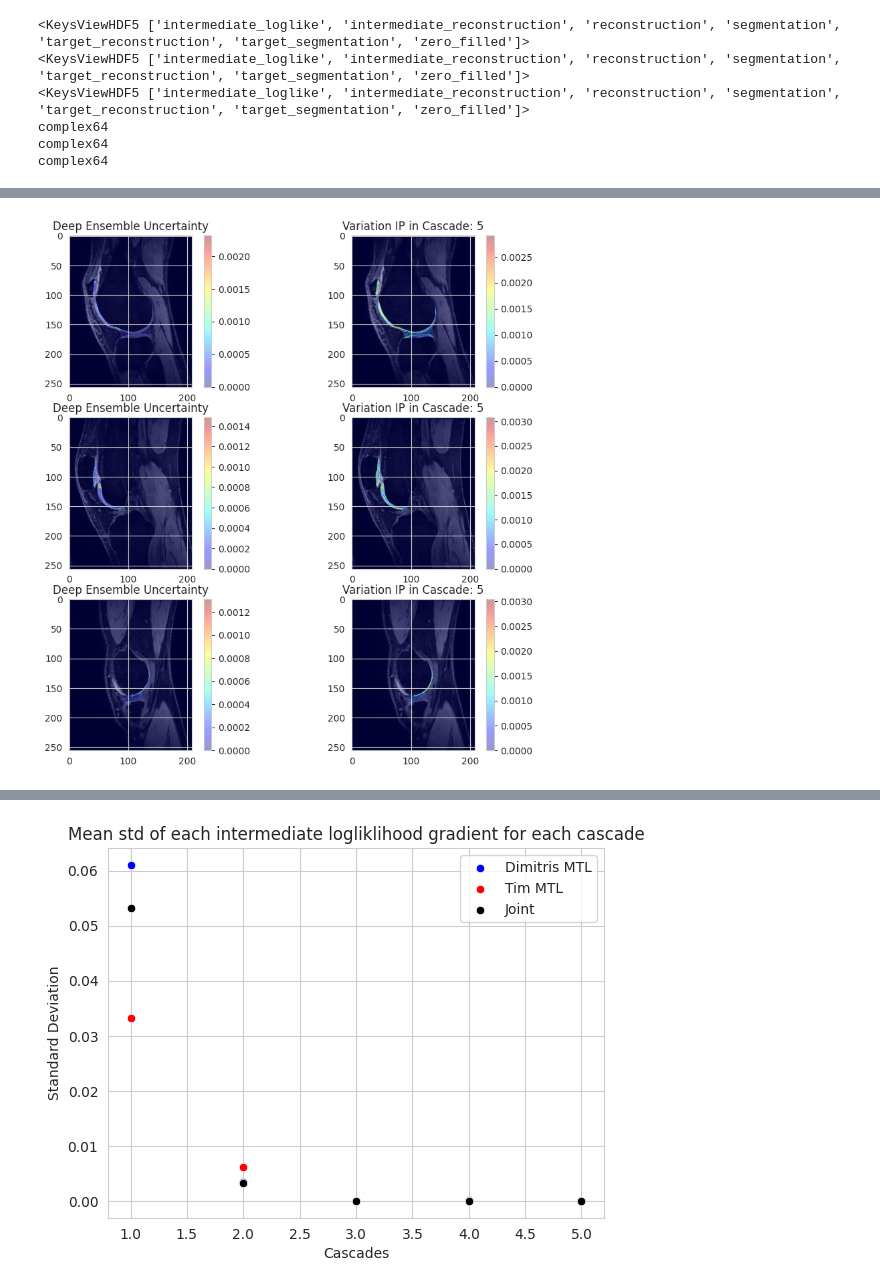
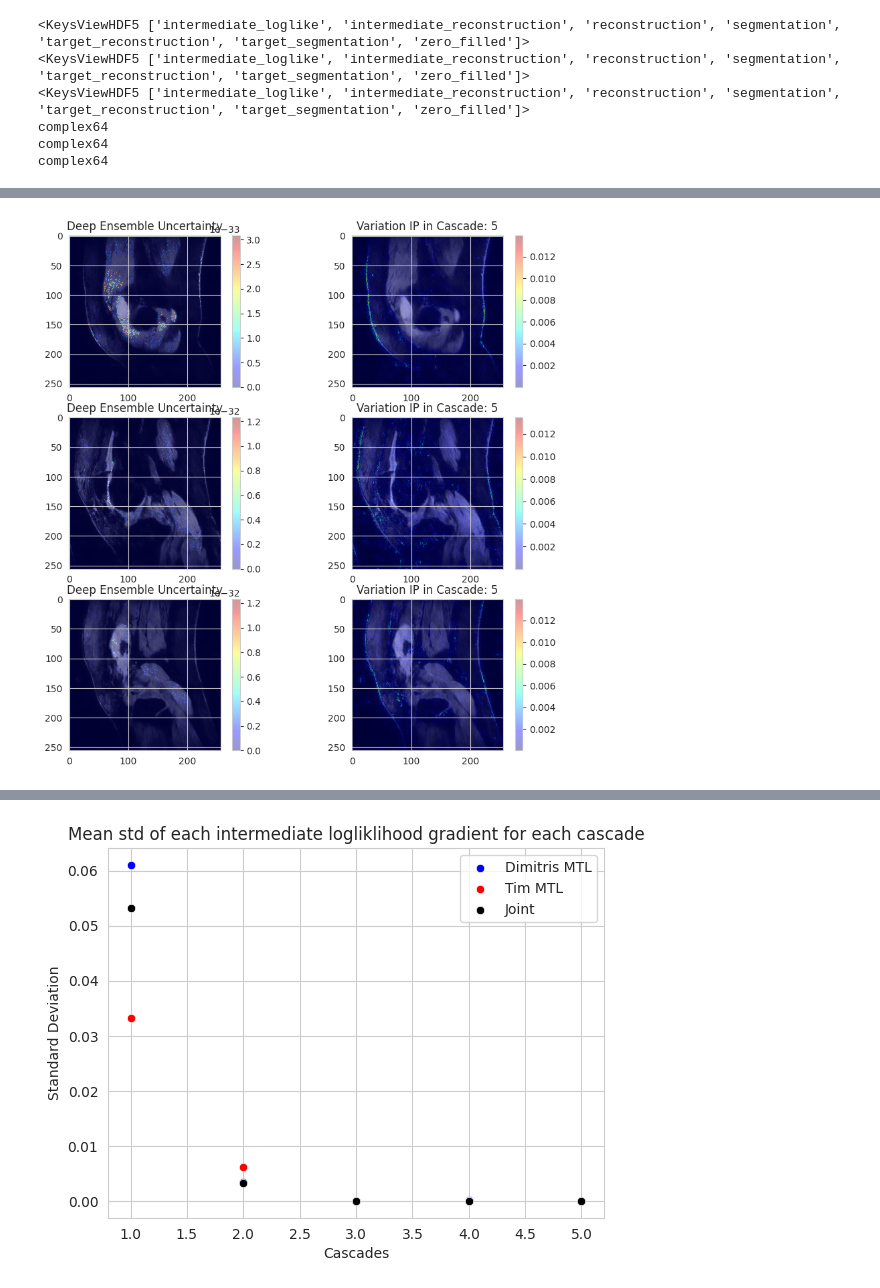
Before and after one commit to TimPaquaij/atommic, a Jupyter notebook: projects/MTL/rs/SKMTEA/Visualize_SD_IP.ipynb, the cells around one changed output, grey strips where cells are left out. Drawn from its saved outputs; the diff is of its cells as text; code cells hidden in the pictures.

```diff
--- a/projects/MTL/rs/SKMTEA/Visualize_SD_IP.ipynb
+++ b/projects/MTL/rs/SKMTEA/Visualize_SD_IP.ipynb
@@ -448,7 +449,7 @@ def check_stacked_complex(x: torch.Tensor) -> torch.Tensor:
     """
     return torch.view_as_complex(x) if x.shape[-1] == 2 else x
 # %%
-fname = '/data/projects/utwente/recon/SKM-TEA_small/v1-release/predictions/MTLRS_SENSE/predictions_4x/Ensemble/2024-04-29_11-02-03/predictions/MTR_005.h5'
+fname = '/data/projects/utwente/recon/SKM-TEA/v1-release/predictions/MTLRS_SENSE/predictions_8x/MTLRS_SENSE_NO_MTL_def/2024-05-23_12-22-34/predictions/MTR_052.h5'
 with h5py.File(fname, "r") as f:
     print(f.keys())
     scan_mtlrs_1 = f['reconstruction'][()].squeeze()
@@ -460,7 +461,7 @@ with h5py.File(fname, "r") as f:
     inter_rec_mtlrs_1  = f['intermediate_reconstruction'][()].squeeze()
 #scan_mtlrs = inter_rec[:,0,...]
 # print(scan_mtlrs_1 .shape,predictions_1 .shape,segmentation_labels_org_1 .shape,target_mtlrs_1 .shape, loglike_mtlrs_1 .shape,inter_rec_1 .shape)
-fname = '/data/projects/utwente/recon/SKM-TEA_small/v1-release/predictions/MTLRS_SENSE/predictions_4x/Ensemble/2024-04-29_11-02-21/predictions/MTR_005.h5'
+fname = '/data/projects/utwente/recon/SKM-TEA/v1-release/predictions/MTLRS_SENSE/predictions_8x/MTLRS_SENSE_NO_MTL_def/2024-05-23_12-22-37/predictions/MTR_052.h5'
 with h5py.File(fname, "r") as f:
     print(f.keys())
     scan_mtlrs_2 = f['reconstruction'][()].squeeze()
@@ -472,7 +473,7 @@ with h5py.File(fname, "r") as f:
     inter_rec_mtlrs_2  = f['intermediate_reconstruction'][()].squeeze()
 #scan_mtlrs = inter_rec[:,0,...]
 # print(scan_mtlrs_2 .shape,predictions_2 .shape,segmentation_labels_org_2 .shape,target_mtlrs_2 .shape, loglike_mtlrs_2 .shape,inter_rec_2 .shape)
-fname = '/data/projects/utwente/recon/SKM-TEA_small/v1-release/predictions/MTLRS_SENSE/predictions_4x/Ensemble/2024-04-29_11-02-29/predictions/MTR_005.h5'
+fname = '/data/projects/utwente/recon/SKM-TEA/v1-release/predictions/MTLRS_SENSE/predictions_8x/MTLRS_SENSE_NO_MTL_def/2024-05-23_12-22-40/predictions/MTR_052.h5'
 with h5py.File(fname, "r") as f:
     print(f.keys())
     # print(f.keys())
@@ -484,6 +485,19 @@ with h5py.File(fname, "r") as f:
     # zero_filled_3  = f['zero_filled'][()].squeeze()
     inter_rec_mtlrs_3  = f['intermediate_reconstruction'][()].squeeze()
 #scan_mtlrs = inter_rec[:,0,...]
+# fname = '/data/projects/utwente/recon/SKM-TEA/v1-release/predictions/MTLRS_SENSE/predictions_8x/MTLRS_SENSE_NO_MTL_def/2024-05-23_12-22-40/predictions/MTR_052.h5'
+# with h5py.File(fname, "r") as f:
+#     print(f.keys())
+#     # print(f.keys())
+#     scan_mtlrs_4 = f['reconstruction'][()].squeeze()
+#     segmentations_mtlrs_4  = f['segmentation'][()].squeeze()
+#     #target_mtlrs_4  = f['target_reconstruction'][()].squeeze()
+#     # segmentation_labels_org_4  = f['target_segmentation'][()].squeeze()
+#     loglike_mtlrs_4  = f['intermediate_loglike'][()].squeeze()
+#     # zero_filled_3  = f['zero_filled'][()].squeeze()
+#     inter_rec_mtlrs_4  = f['intermediate_reconstruction'][()].squeeze()
+# #scan_mtlrs = inter_rec[:,0,...]
+
 print(scan_mtlrs_3.dtype)
 print(scan_mtlrs_1.dtype)
 print(scan_mtlrs_2.dtype)
@@ -521,49 +732,51 @@ scan_mtlrs_norm_mean = np.mean(np.array([scan_mtlrs_1_norm,scan_mtlrs_2_norm,sca
 # %%
-only_soft_tissue = True
+only_soft_tissue = False
 print(scan_mtlrs_1_norm.shape)
-echo=0
-c=4
+echo = 0
+c = 4
 alpha = 0
-std_MTLRS = np.var(np.array([inter_rec_mtlrs_1[:,0,c,echo,...],inter_rec_mtlrs_2[:,0,c,echo,...],inter_rec_mtlrs_3[:,0,c,echo,...]]),axis=0)
-mean_int_MTLRS = np.mean(np.array([inter_rec_mtlrs_1,inter_rec_mtlrs_2,inter_rec_mtlrs_3]),axis=0)
-mean_int_MTLRS = np.abs(mean_int_MTLRS[:,1,c,echo,...])
+#std_MTLRS = np.var(np.array([inter_rec_mtlrs_1[:, 0, c, echo, ...], inter_rec_mtlrs_2[:, 0, c, echo, ...],
+#                             inter_rec_mtlrs_3[:, 0, c, echo, ...]]), axis=0)
+std_MTLRS = np.var(np.array([scan_mtlrs_3_norm[:, echo, ...], scan_mtlrs_3_norm[:, echo, ...],
+                            scan_mtlrs_3_norm[:, echo, ...]]), axis=0)
+mean_int_MTLRS = np.mean(np.array([inter_rec_mtlrs_1, inter_rec_mtlrs_2, inter_rec_mtlrs_3]), axis=0)
+mean_int_MTLRS = np.abs(mean_int_MTLRS[:, 1, c, echo, ...])
 if only_soft_tissue:
-    std_MTLRS=std_MTLRS*np.sum(segmentation_labels_org_1[:,1:],axis=1)
-    mean_int_MTLRS = mean_int_MTLRS*np.sum(segmentation_labels_org_1[:,1:],axis=1)
-
+    std_MTLRS = std_MTLRS * np.sum(segmentation_labels_org_1[:, 1:], axis=1)
+    mean_int_MTLRS = mean_int_MTLRS * np.sum(segmentation_labels_org_1[:, 1:], axis=1)
 
 #blur_inter_rec_mtlrs_3[blur_inter_rec_mtlrs_3<0.000003] = 0
-plt.figure(figsize=(10,10))
-plt.subplot(3,2,1)
+plt.figure(figsize=(10, 10))
+plt.subplot(3, 2, 1)
 
-plt.imshow(scan_mtlrs_norm_mean[20,echo,:,:].real,cmap='gray')
-plt.imshow(std_MTLRS[20,:,:].real,alpha=0.4,cmap='jet')
+plt.imshow(scan_mtlrs_norm_mean[20, echo, :, :].real, cmap='gray')
+plt.imshow(std_MTLRS[20, :, :].real, alpha=0.4, cmap='jet')
 plt.title("Deep Ensemble Uncertainty")
 plt.colorbar()
-plt.subplot(3,2,2)
-plt.imshow(scan_mtlrs_norm_mean[20,echo,:,:],cmap='gray')
-plt.imshow(mean_int_MTLRS[20],alpha=0.4,cmap='jet')
-plt.title(f"Variation IP in Cascade: {c+1}")
+plt.subplot(3, 2, 2)
+plt.imshow(scan_mtlrs_norm_mean[20, echo, :, :], cmap='gray')
+plt.imshow(mean_int_MTLRS[20], alpha=0.4, cmap='jet')
+plt.title(f"Variation IP in Cascade: {c + 1}")
 plt.colorbar()
-plt.subplot(3,2,3)
-plt.imshow(scan_mtlrs_norm_mean[40,echo,:,:],cmap='gray')
-plt.imshow(std_MTLRS[40,:,:],alpha=0.4,cmap='jet')
+plt.subplot(3, 2, 3)
+plt.imshow(scan_mtlrs_norm_mean[40, echo, :, :], cmap='gray')
+plt.imshow(std_MTLRS[40, :, :], alpha=0.4, cmap='jet')
 plt.title("Deep Ensemble Uncertainty")
 plt.colorbar()
-plt.subplot(3,2,4)
-plt.imshow(scan_mtlrs_norm_mean[40,echo,:,:],cmap='gray')
-plt.imshow(mean_int_MTLRS[40].real,alpha=0.4,cmap='jet')
-plt.title(f"Variation IP in Cascade: {c+1}")
+plt.subplot(3, 2, 4)
+plt.imshow(scan_mtlrs_norm_mean[40, echo, :, :], cmap='gray')
+plt.imshow(mean_int_MTLRS[40].real, alpha=0.4, cmap='jet')
+plt.title(f"Variation IP in Cascade: {c + 1}")
 plt.colorbar()
-plt.subplot(3,2,5)
-plt.imshow(scan_mtlrs_norm_mean[60,echo,:,:],cmap='gray')
-plt.imshow(std_MTLRS[60,:,:],alpha=0.4,cmap='jet')
+plt.subplot(3, 2, 5)
+plt.imshow(scan_mtlrs_norm_mean[60, echo, :, :], cmap='gray')
+plt.imshow(std_MTLRS[60, :, :], alpha=0.4, cmap='jet')
 plt.title("Deep Ensemble Uncertainty")
 plt.colorbar()
-plt.subplot(3,2,6)
-plt.imshow(scan_mtlrs_norm_mean[60,echo,:,:],cmap='gray')
-plt.imshow(mean_int_MTLRS[60],alpha=0.4,cmap='jet')
-plt.title(f"Variation IP in Cascade: {c+1}")
+plt.subplot(3, 2, 6)
+plt.imshow(scan_mtlrs_norm_mean[60, echo, :, :], cmap='gray')
+plt.imshow(mean_int_MTLRS[60], alpha=0.4, cmap='jet')
+plt.title(f"Variation IP in Cascade: {c + 1}")
 plt.colorbar()
 plt.show()
 # %% [output]
@@ -571 +784 @@ plt.show()
-[figure, old version]
+[figure, new version]
```
Also changed, not shown: parts of 11 cells of this notebook, 16 other files.
